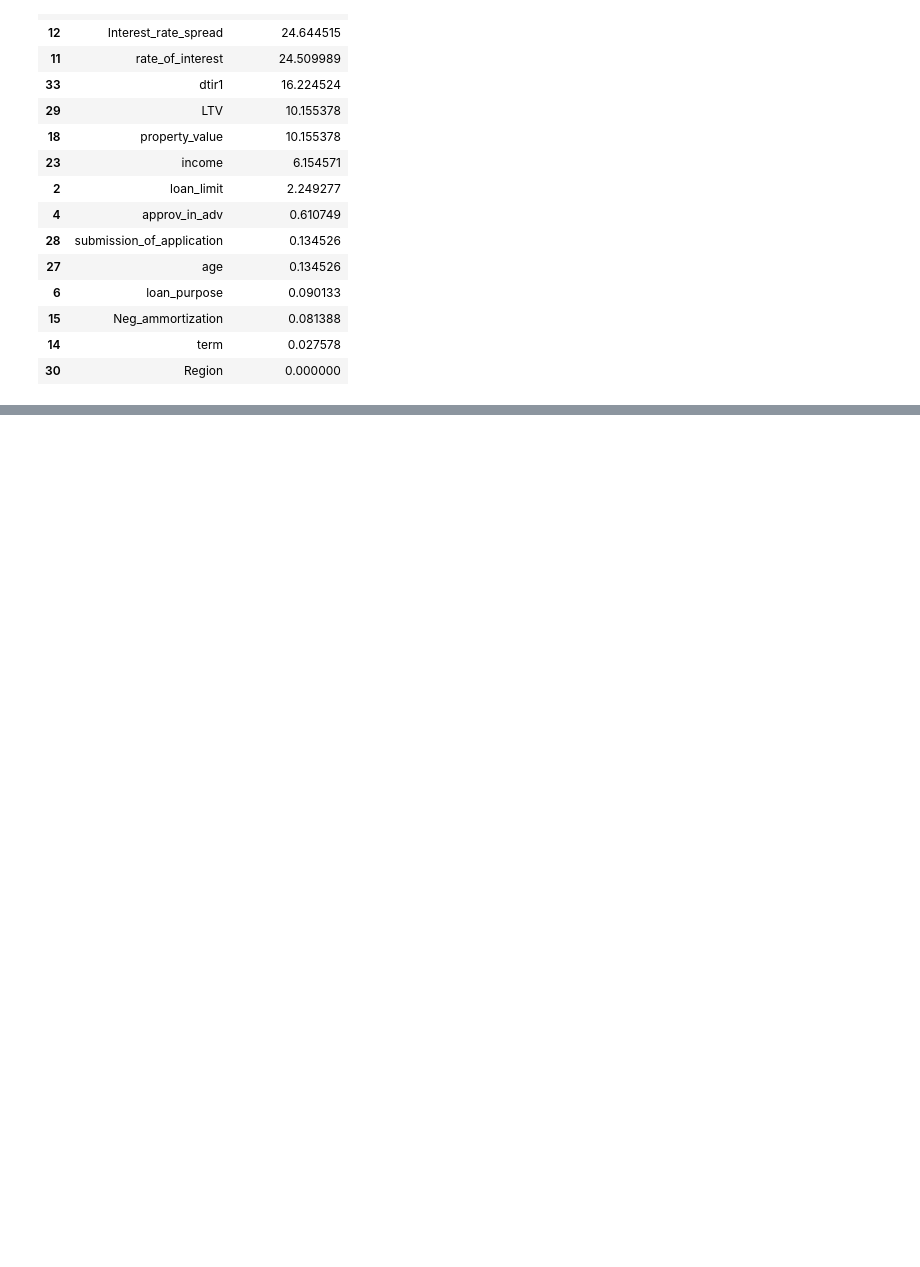
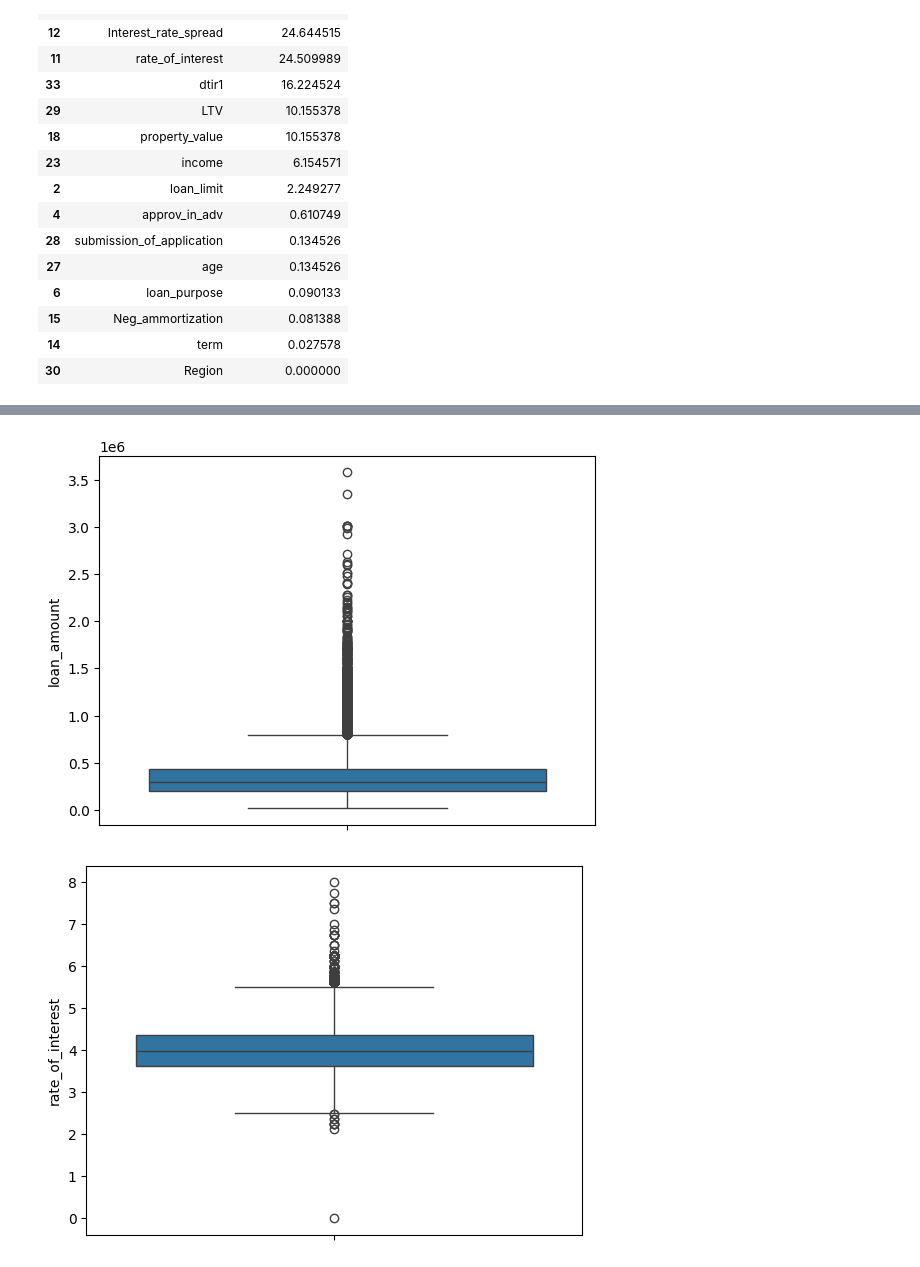
Before and after one commit to BartlomiejGaw/Loan_Default_Prediction, a Jupyter notebook: Data_Cleaning_and_EDA.ipynb, the cells around one changed output, grey strips where cells are left out. Cells and saved outputs as stored; diff of their text form; code cells hidden in the pictures; blank space fills up the shorter version.

```diff
--- a/Data_Cleaning_and_EDA.ipynb
+++ b/Data_Cleaning_and_EDA.ipynb
@@ -174,0 +204,3 @@ msno.dendrogram(loan_dataframe)
+# %%
+loan_df_drop = loan_dataframe.dropna(subset=['loan_limit', 'approv_in_adv', 'submission_of_application', 'age', 'loan_purpose', 'Neg_ammortization', 'term'])
+loan_df_drop.shape
@@ -174,0 +251,3 @@ msno.dendrogram(loan_dataframe)
+# %%
+numerical_columns = loan_df_drop.select_dtypes(include=[np.number]).columns.to_list()
+categorical_columns = loan_df_drop.select_dtypes(include=['object']).columns.tolist()
@@ -174,0 +269,8 @@ msno.dendrogram(loan_dataframe)
+# %%
+for column in numerical_columns:
+        sns.boxplot(data=loan_df_drop[column])
+        axis.set_title(column)
+        plt.show()
+# %% [output]
+[figure, added]
+[figure, added]
```
Also changed, not shown: parts of 30 cells of this notebook.
